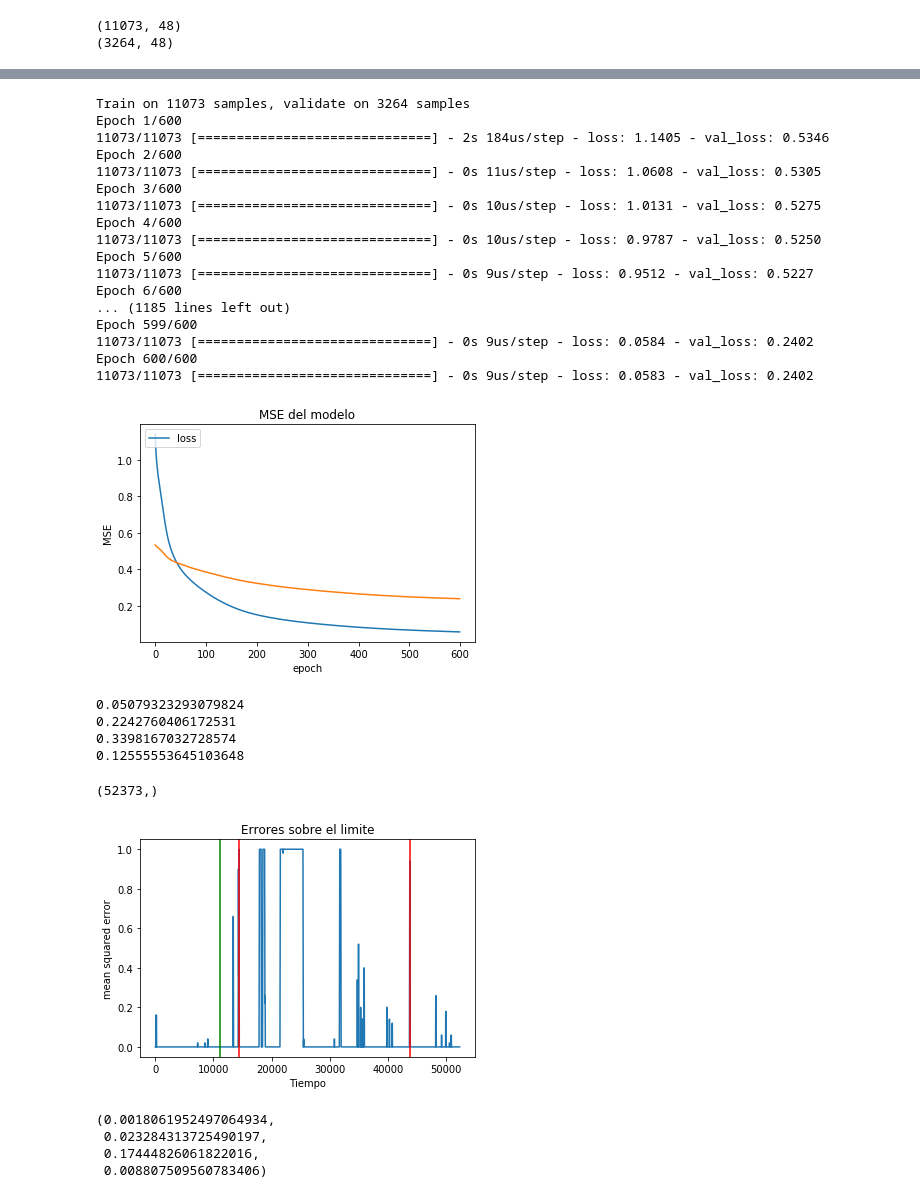
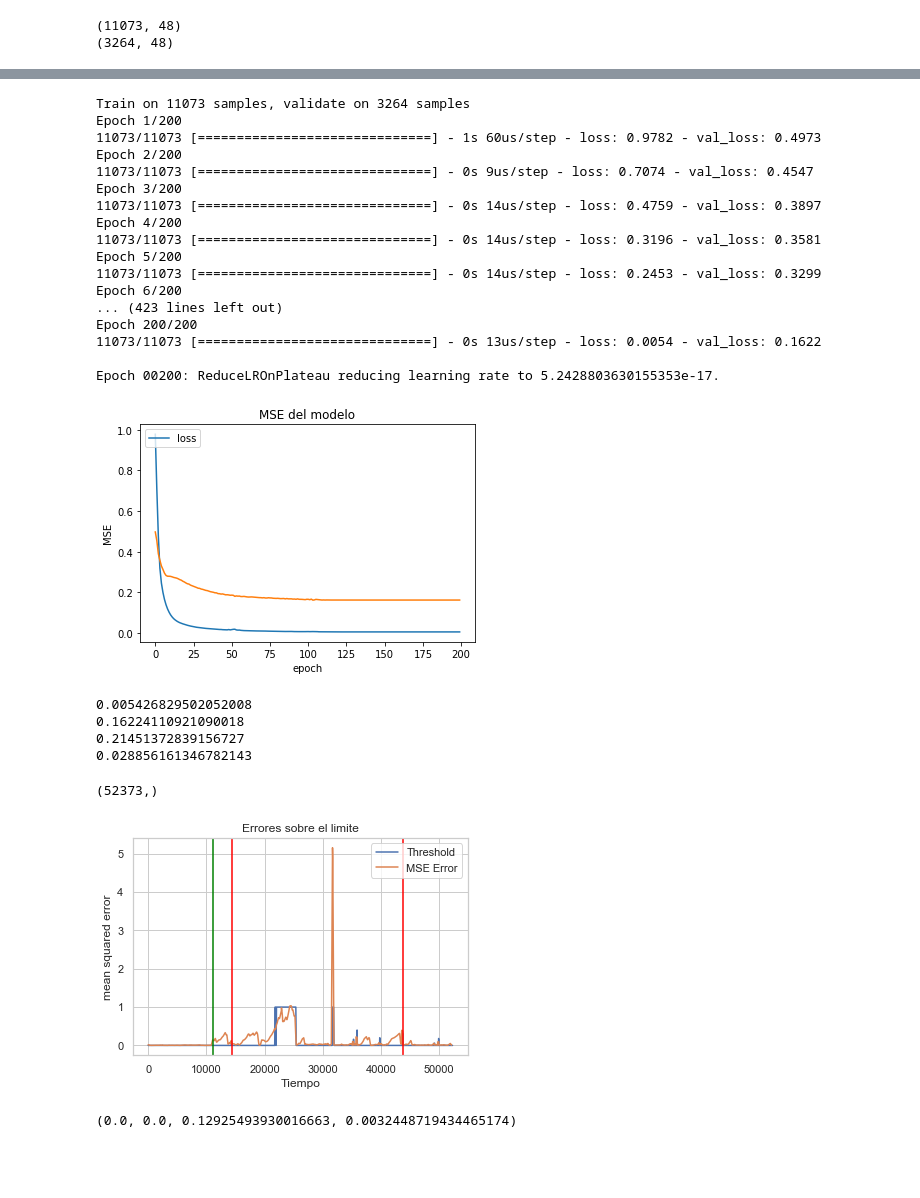
Before and after one commit to ferraresso/aid_bigdata, a Jupyter notebook: autoencoder.ipynb, the cells around one changed output, grey strips where cells are left out. Drawn from its saved outputs; the diff is of its cells as text; code cells hidden in the pictures; blank space fills up the shorter version.

Commit message:
acomoda errores

```diff
--- a/autoencoder.ipynb
+++ b/autoencoder.ipynb
@@ -48,8 +50,7 @@ print(test_x.shape)
 (3264, 48)
 # %%
 model = Sequential()
-model.add(l.Input(input_shape=(train_x.shape[1],)))
-model.add(l.Dense(40, name='hidden_in', activation='relu'))
+model.add(l.Dense(40, input_shape=(train_x.shape[1],), name='hidden_in', activation='relu'))
 # model.add(l.Dropout(0.1))
 # model.add(l.Dense(80, activation='relu'))
 # model.add(l.Dropout(0.1))
@@ -57,7 +58,7 @@ model.add(l.Dense(30, name='bottleneck', activation='linear'))
 model.add(l.Dense(40, name='hidden_out', activation='relu'))
 # model.add(l.Dense(100, activation='relu'))
 model.add(l.Dense(train_x.shape[1], name='output', activation='linear'))
-model.compile(optimizer='sgd', loss='mse')
+model.compile(optimizer='adam', loss='mse')
 
 model.summary()
 # %% [output]
@@ -89,31 +104,31 @@ from keras.callbacks import EarlyStopping, ReduceLROnPlateau
 reduce =  ReduceLROnPlateau(patience=5, factor=0.2, verbose=1)
 
 history = model.fit(train_x, train_x,
-                    batch_size=512, epochs=600,
+                    batch_size=512, epochs=200,
                     validation_data=(test_x,test_x),
                     callbacks=[reduce])
 # %% [output]
 Train on 11073 samples, validate on 3264 samples
-Epoch 1/600
-11073/11073 [==============================] - 2s 184us/step - loss: 1.1405 - val_loss: 0.5346
-Epoch 2/600
-11073/11073 [==============================] - 0s 11us/step - loss: 1.0608 - val_loss: 0.5305
-Epoch 3/600
-11073/11073 [==============================] - 0s 10us/step - loss: 1.0131 - val_loss: 0.5275
-Epoch 4/600
-11073/11073 [==============================] - 0s 10us/step - loss: 0.9787 - val_loss: 0.5250
-Epoch 5/600
-11073/11073 [==============================] - 0s 9us/step - loss: 0.9512 - val_loss: 0.5227
-Epoch 6/600
-... (1185 lines left out)
-Epoch 599/600
-11073/11073 [==============================] - 0s 9us/step - loss: 0.0584 - val_loss: 0.2402
-Epoch 600/600
-11073/11073 [==============================] - 0s 9us/step - loss: 0.0583 - val_loss: 0.2402
+Epoch 1/200
+11073/11073 [==============================] - 1s 60us/step - loss: 0.9782 - val_loss: 0.4973
+Epoch 2/200
+11073/11073 [==============================] - 0s 9us/step - loss: 0.7074 - val_loss: 0.4547
+Epoch 3/200
+11073/11073 [==============================] - 0s 14us/step - loss: 0.4759 - val_loss: 0.3897
+Epoch 4/200
+11073/11073 [==============================] - 0s 14us/step - loss: 0.3196 - val_loss: 0.3581
+Epoch 5/200
+11073/11073 [==============================] - 0s 14us/step - loss: 0.2453 - val_loss: 0.3299
+Epoch 6/200
+... (423 lines left out)
+Epoch 200/200
+11073/11073 [==============================] - 0s 13us/step - loss: 0.0054 - val_loss: 0.1622
+
+Epoch 00200: ReduceLROnPlateau reducing learning rate to 5.2428803630155353e-17.
 # %%
 plotit(history, show_all=False)
 # %% [output]
-[figure, old version]
+[figure, new version]
 # %%
 infected = pd.read_csv('input/data_infected_direct.csv', parse_dates=['start_time']).sort_values('start_time').drop('start_time', axis=1)
 infected.fillna(0, inplace=True)
@@ -140,10 +155,10 @@ print(infected_error.mean())
 after_error = ((after_x - a_pred) ** 2).mean(axis=-1)
 print(after_error.mean())
 # %% [output]
-0.05079323293079824
-0.2242760406172531
-0.3398167032728574
-0.12555553645103648
+0.005426829502052008
+0.16224110921090018
+0.21451372839156727
+0.028856161346782143
 # %%
 errors = np.concatenate([train_error, test_error, infected_error, after_error])
 print(errors.shape)
@@ -156,29 +171,26 @@ def running_mean(x, N):
 # %%
 train_line = len(train_x)
 infected_line = len(train_x) + len(test_x)
 after_line = len(train_x) + len(test_x) + len(infected_x)
-plt.plot(running_mean((errors>0.42).astype(int), 50))
-# plt.plot(running_mean(errors, 200))
+plt.plot(running_mean((errors>0.42).astype(int), 50)) #plot de errores que superan el limite
+plt.plot(running_mean(errors, 200))  #plot del mse
 plt.title('Errores sobre el limite')
 plt.axvline(x=train_line, color='green')
 plt.axvline(x=infected_line, color='red')
 plt.axvline(x=after_line, color='red')
 plt.ylabel('mean squared error')
 plt.xlabel('Tiempo')
-# plt.legend(['Threshold','Error', ])
+plt.legend(['Threshold','MSE Error', ])
 plt.show()
 # %% [output]
-[figure, old version]
+[figure, new version]
 # %%
 ((train_error > 0.42).astype(int).mean(),
 (test_error > 0.42).astype(int).mean(),
 (infected_error > 0.42).astype(int).mean(),
 (after_error > 0.42).astype(int).mean())
 # %% [output]
-(0.0018061952497064934,
- 0.023284313725490197,
- 0.17444826061822016,
- 0.008807509560783406)
+(0.0, 0.0, 0.12925493930016663, 0.0032448719434465174)
 # %%
 (np.median(train_error),
 np.median(test_error),
```
Also changed, not shown: parts of 6 cells of this notebook, 1 other file.
